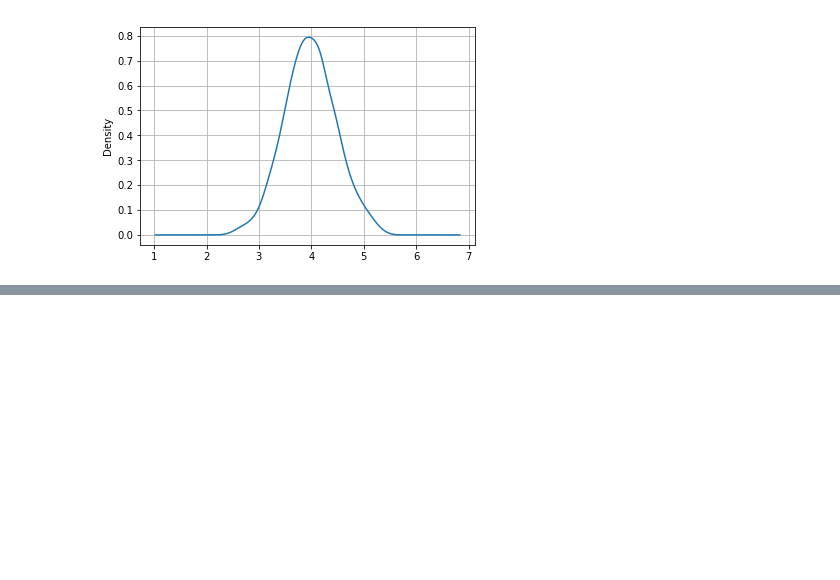
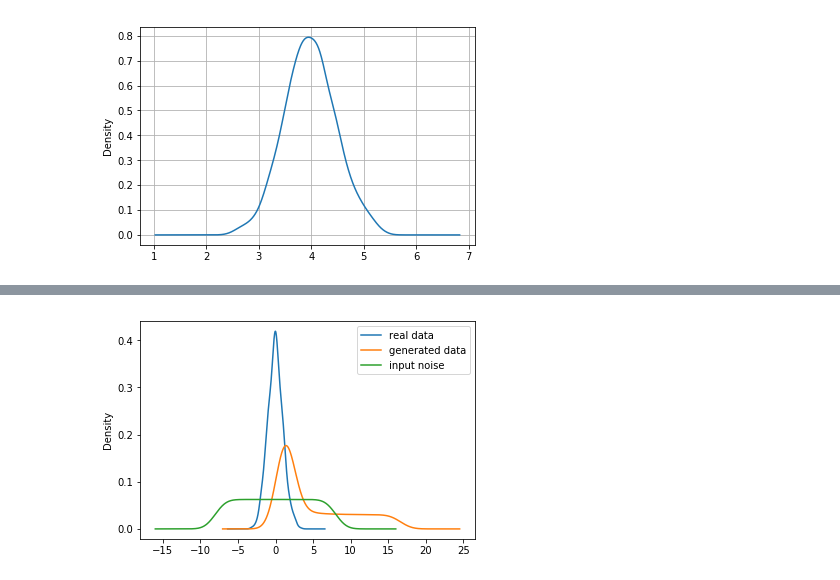
Before and after one commit to LuckysonKhaidem/GAN, a Jupyter notebook: GAN.ipynb, the cells around one changed output, grey strips where cells are left out. Saved outputs shown, nothing was run; the diff lists cells and outputs as text; code cells hidden in the pictures; blank space fills up the shorter version.

```diff
--- a/GAN.ipynb
+++ b/GAN.ipynb
@@ -95,11 +95,10 @@ class Discriminator(Model):
 # %%
-
-G = Generator(1,200,1)
-D = Discriminator(1,200,1)
+G = Generator(1,8,1)
+D = Discriminator(1,8,1)
+x_d = tf.placeholder(tf.float32, [None,1])
 x_g = tf.placeholder(tf.float32, [None,1])
-x_d = tf.placeholder(tf.float32, [None,1])
 g_output = G.get_output(x_g)
-d_output_true = D.get_output(x_d)
-d_output_fake = D.get_output(g_output)
-loss_d = tf.reduce_mean(-tf.log(d_output_true) - tf.log(1 - d_output_fake))
-loss_g = tf.reduce_mean(-tf.log(d_output_fake))
+d1 = D.get_output(x_d)
+d2 = D.get_output(g_output)
+loss_d = tf.reduce_mean(-log(d1) - (1 - d2))
+loss_g = tf.reduce_mean(-log(d2))
@@ -109,5 +113,5 @@ train_g = tf.train.AdamOptimizer(0.001).minimize(loss_g)
 # %%
 def gen_data_sample(batch_size):
-    return DataDistribution(4,0.5).samples(batch_size).reshape((-1,1))
-def get_noise_sample(batch_size):
-    return GeneratorNoiseDistribution(4).noise_sample(batch_size).reshape((-1,1))
+    return DataDistribution(0,1).samples(batch_size).reshape((-1,1))
+def gen_noise_sample(batch_size):
+    return GeneratorNoiseDistribution(8).sample_noise(batch_size).reshape((-1,1))
@@ -138,0 +157,14 @@ NameError: global name 'gen_noise_sample' is not defined
+# %%
+def plot_result():
+    real_data = pd.Series(gen_data_sample(1000).ravel())
+    generated_data = pd.Series( session.run(g_output,{x_g: gen_noise_sample(1000)}).ravel())
+    real_data.plot(kind = "density", label = "real data")
+    generated_data.plot(kind = "density", label = "generated data")
+    noise = pd.Series(gen_noise_sample(1000).ravel())
+    noise.plot(kind = "density", label = "input noise")
+    plt.legend(loc = "upper right")
+    plt.show()
+# %%
+plot_result()
+# %% [output]
+[figure, added]
```
Also changed, not shown: parts of 15 cells of this notebook.
